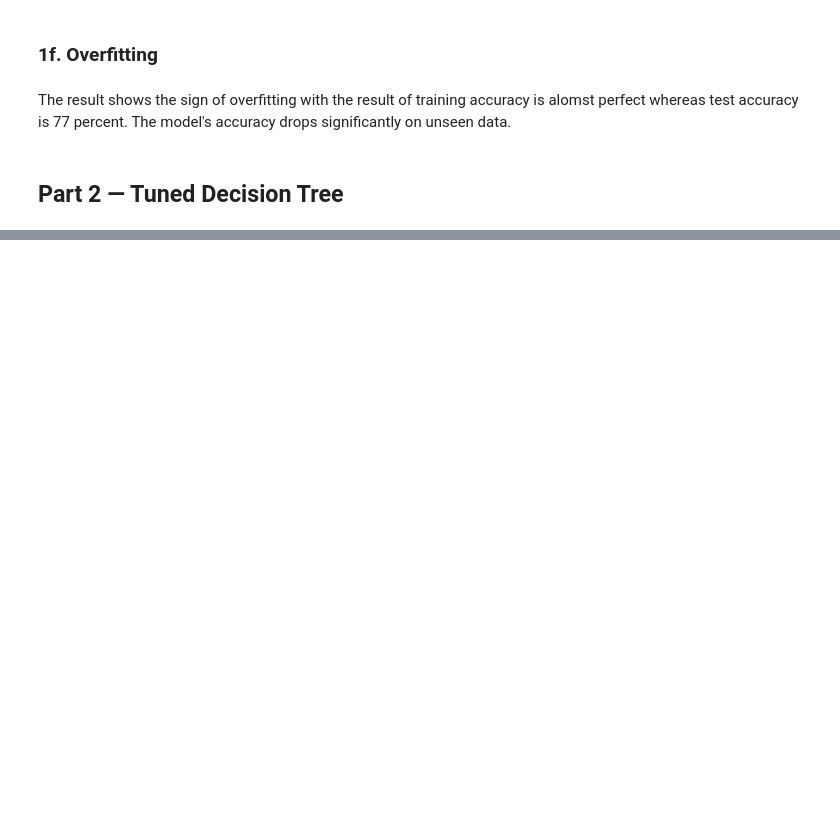
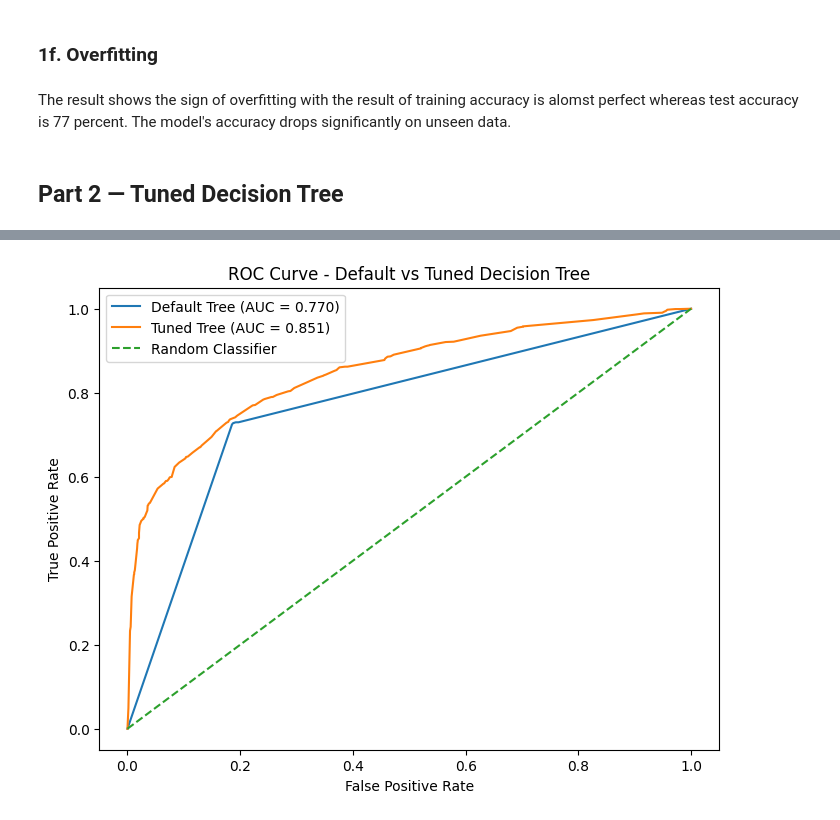
Before and after one commit to Matsuzaki-Yuta/CAB330_Assignment1, a Jupyter notebook: models/decision_tree.ipynb, the cells around one changed output, grey strips where cells are left out. Saved outputs shown, nothing was run; the diff lists cells and outputs as text; code cells hidden in the pictures; blank space fills up the shorter version.

```diff
--- a/models/decision_tree.ipynb
+++ b/models/decision_tree.ipynb
@@ -221,0 +317,57 @@ ROC-AUC: 0.8458160109082193
+# %%
+# Predicted probabilities
+default_prob = default_tree.predict_proba(X_test)[:, 1]
+tuned_prob = best_tree.predict_proba(X_test)[:, 1]
+
+# ROC values
+default_fpr, default_tpr, _ = roc_curve(
+    y_test,
+    default_prob
+)
+
+tuned_fpr, tuned_tpr, _ = roc_curve(
+    y_test,
+    tuned_prob
+)
+
+# AUC
+default_auc = roc_auc_score(
+    y_test,
+    default_prob
+)
+
+tuned_auc = roc_auc_score(
+    y_test,
+    tuned_prob
+)
+
+# Plot ROC curves
+plt.figure(figsize=(8, 6))
+
+plt.plot(
+    default_fpr,
+    default_tpr,
+    label=f"Default Tree (AUC = {default_auc:.3f})"
+)
+
+plt.plot(
+    tuned_fpr,
+    tuned_tpr,
+    label=f"Tuned Tree (AUC = {tuned_auc:.3f})"
+)
+
+plt.plot(
+    [0, 1],
+    [0, 1],
+    "--",
+    label="Random Classifier"
+)
+
+plt.xlabel("False Positive Rate")
+plt.ylabel("True Positive Rate")
+plt.title("ROC Curve - Default vs Tuned Decision Tree")
+
+plt.legend()
+plt.show()
+# %% [output]
+[figure, added]
```
Also changed, not shown: parts of 18 cells of this notebook.
